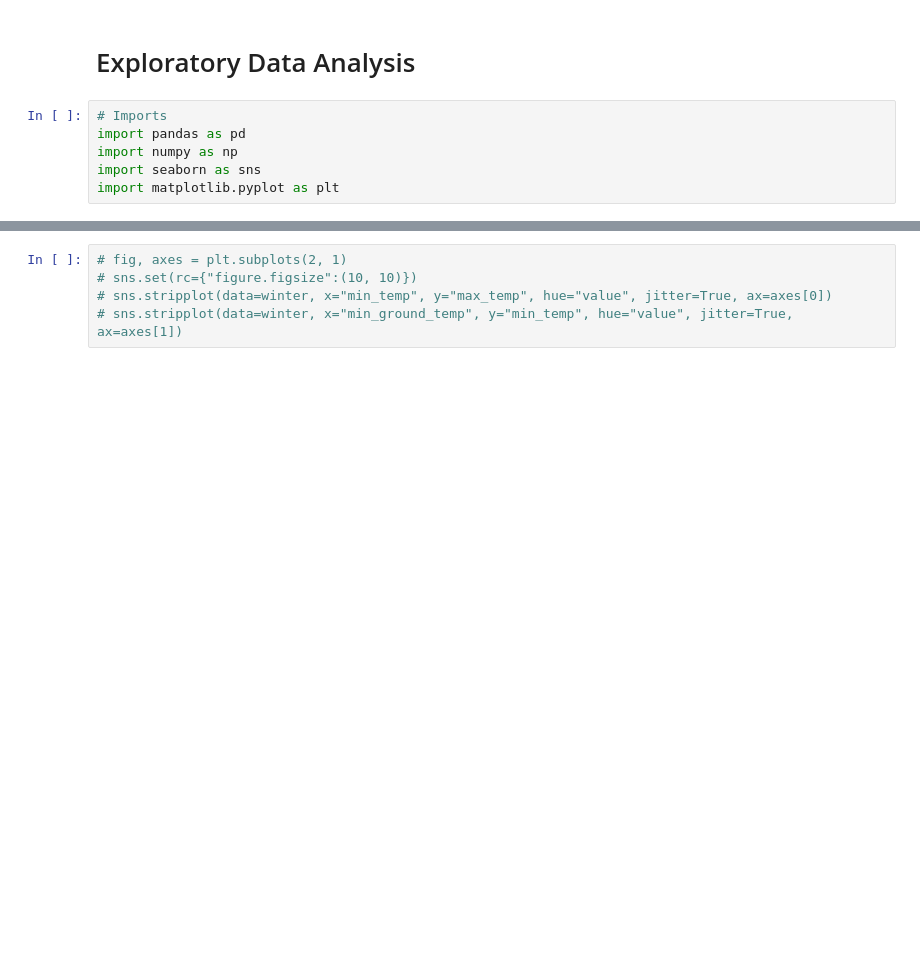
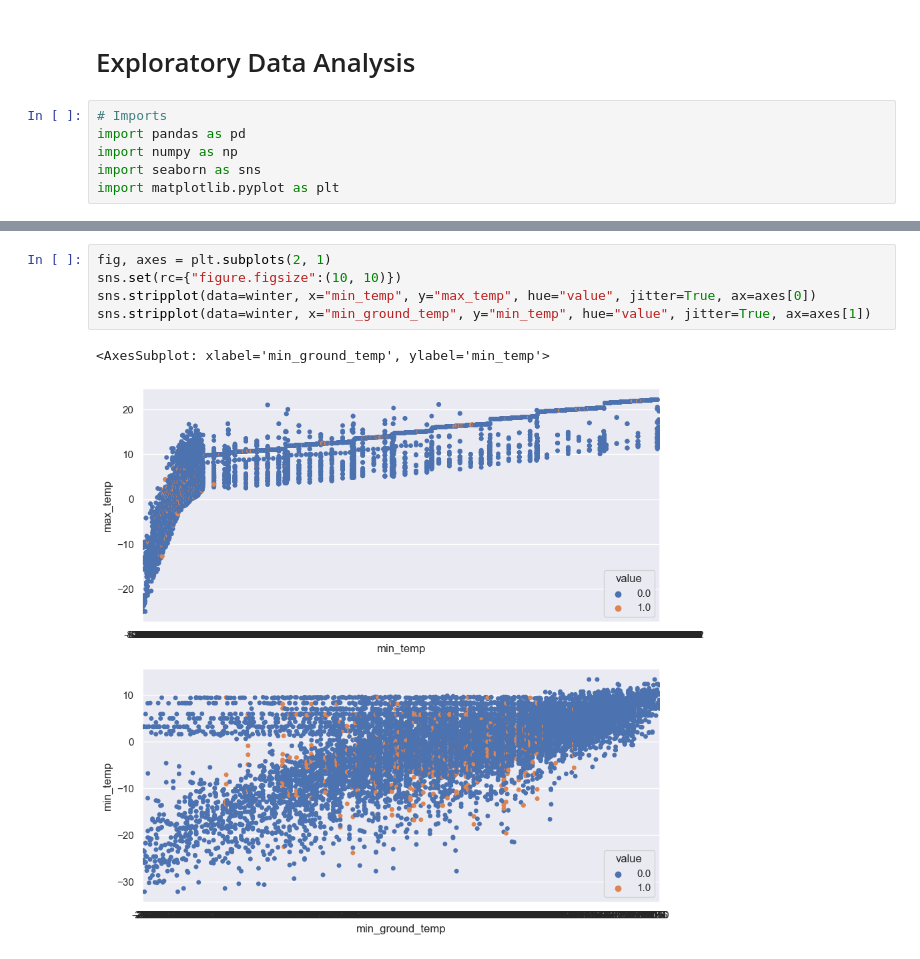
Before and after one commit to sofvanh/slipskip, a Jupyter notebook: data/EDAandVisualization.ipynb, the cells around one changed output, grey strips where cells are left out. Drawn from its saved outputs; the diff is of its cells as text; blank space fills up the shorter version.

```diff
--- a/data/EDAandVisualization.ipynb
+++ b/data/EDAandVisualization.ipynb
@@ -157,6 +136,9 @@ sns.stripplot(data=winter, x="month", y="snow_depth_cm", hue="value", jitter=Tru
 # %%
-# fig, axes = plt.subplots(2, 1)
-# sns.set(rc={"figure.figsize":(10, 10)})
-# sns.stripplot(data=winter, x="min_temp", y="max_temp", hue="value", jitter=True, ax=axes[0])
-# sns.stripplot(data=winter, x="min_ground_temp", y="min_temp", hue="value", jitter=True, ax=axes[1])
+fig, axes = plt.subplots(2, 1)
+sns.set(rc={"figure.figsize":(10, 10)})
+sns.stripplot(data=winter, x="min_temp", y="max_temp", hue="value", jitter=True, ax=axes[0])
+sns.stripplot(data=winter, x="min_ground_temp", y="min_temp", hue="value", jitter=True, ax=axes[1])
+# %% [output]
+<AxesSubplot: xlabel='min_ground_temp', ylabel='min_temp'>
+[figure, added]
 # %%
```
Also changed, not shown: parts of 9 cells of this notebook.
